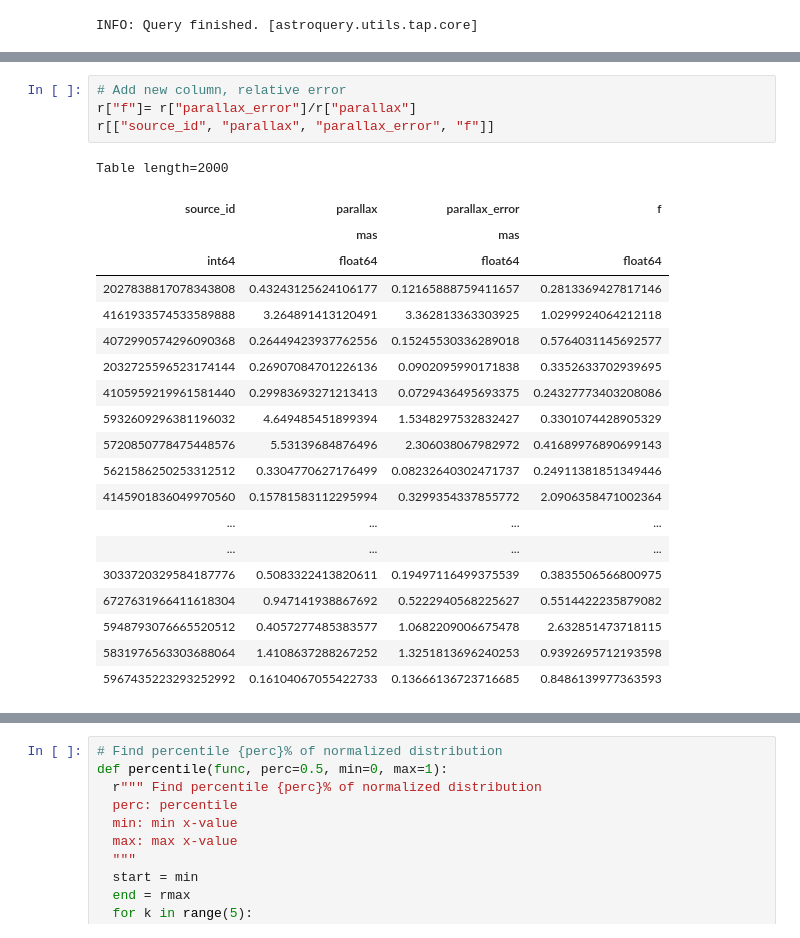
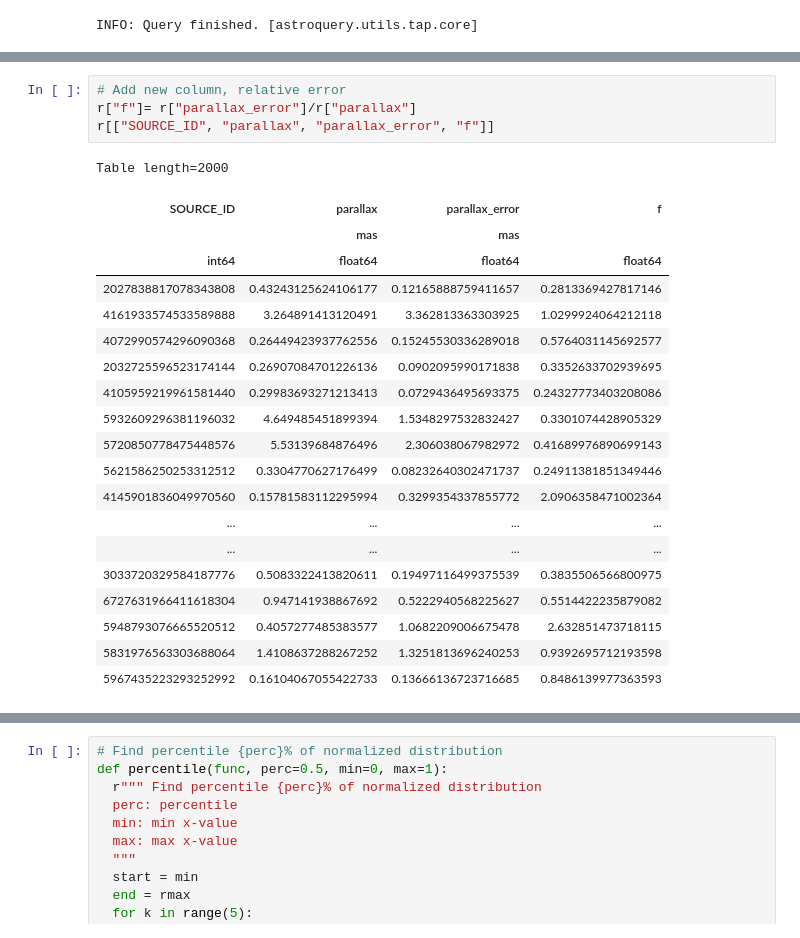
Before and after one commit to Alisyaifudin/estimating-distance, a Jupyter notebook: EstimatingDistance-Single.ipynb, the cells around one changed output, grey strips where cells are left out. Saved outputs shown, nothing was run; the diff lists cells and outputs as text.

```diff
--- a/EstimatingDistance-Single.ipynb
+++ b/EstimatingDistance-Single.ipynb
@@ -137,10 +137,10 @@ Table length=2000
 # %%
 # Add new column, relative error
 r["f"]= r["parallax_error"]/r["parallax"]
-r[["source_id", "parallax", "parallax_error", "f"]]
+r[["SOURCE_ID", "parallax", "parallax_error", "f"]]
 # %% [output]
 Table length=2000
-| source_id | parallax | parallax_error | f |
+| SOURCE_ID | parallax | parallax_error | f |
 |  | mas | mas |  |
 | int64 | float64 | float64 | float64 |
 | 2027838817078343808 | 0.43243125624106177 | 0.12165888759411657 | 0.2813369427817146 |
```
Also changed, not shown: parts of 8 cells of this notebook, 5 other files.
